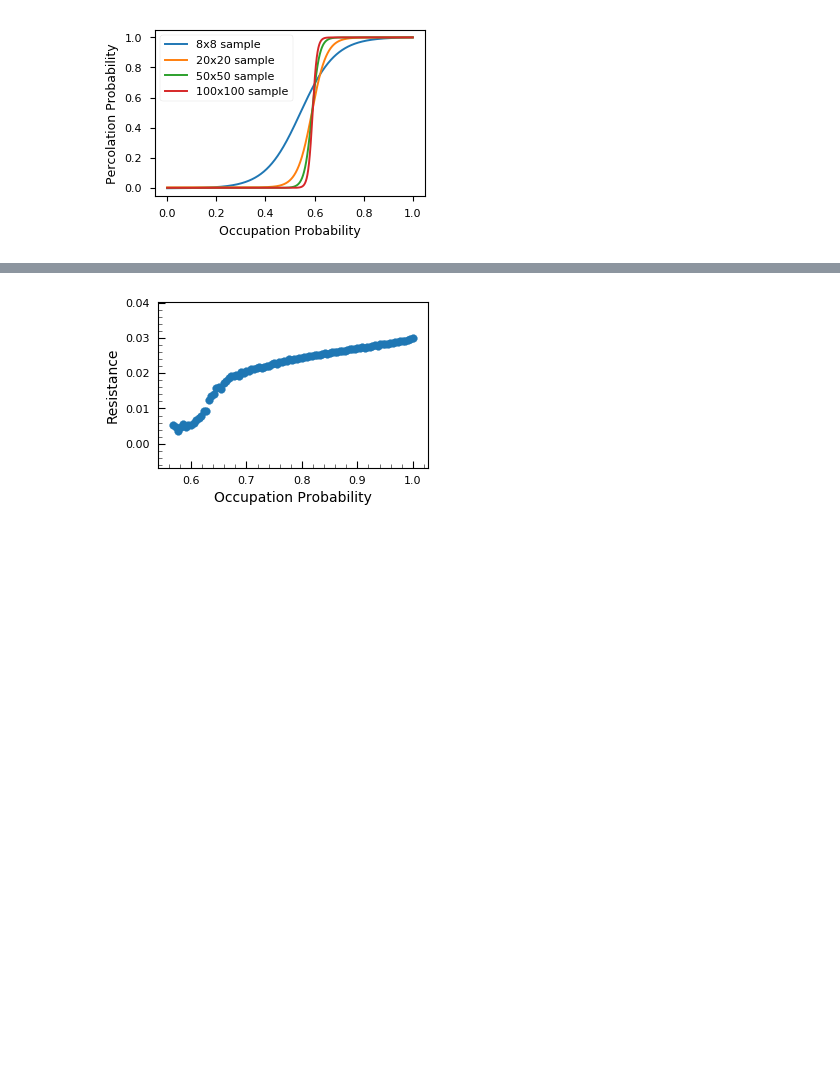
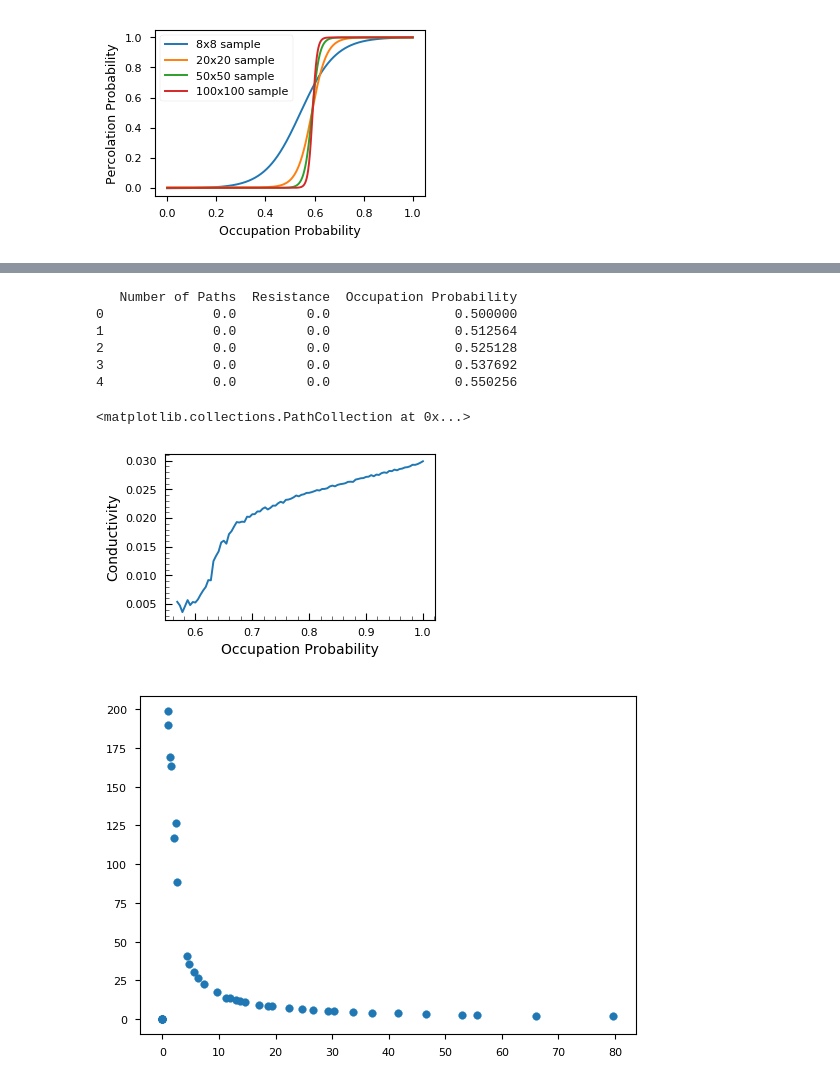
Before and after one commit to prabowobagas/Jupyter-Notebook-Thesis, a Jupyter notebook: Weekly Journal.ipynb, the cells around one changed output, grey strips where cells are left out. Saved outputs shown, nothing was run; the diff lists cells and outputs as text; code cells hidden in the pictures; blank space fills up the shorter version.

```diff
--- a/Weekly Journal.ipynb
+++ b/Weekly Journal.ipynb
@@ -791,24 +801,36 @@ for occupy in [0.5,0.60,0.7,0.8,0.9,0.99]:        # occupy_range if no paths, re
 # %%
 # data = list(zip(occupy_range,resistance_array))
 # df = pd.DataFrame(data, columns=['Occupation Probability', 'Resistance'])
 # df.to_csv('PercSimData\\Sample_resistance\\sample_resistance.txt', sep='\t', index=False)
 
 df = pd.read_csv('PercSimData\\Sample_resistance\\sample_resistance_num=100.txt', sep='\t')
+df2 = pd.read_csv('PercSimData\\Sample_resistance\\sample_property_25path_search_num=40.txt', sep='\t')
+
+print(df2.head(5))
+
 fig1 = plt.figure(1)
 ax1 = fig1.add_subplot(1, 1, 1)
-ax1.scatter(df['Occupation Probability'], 1/df['Resistance'])
+ax1.plot(df['Occupation Probability'], 1/df['Resistance'])
 #ax1.set_yscale('log')
 ax1.set_xlabel('Occupation Probability', fontsize=10)
-ax1.set_ylabel('Resistance', fontsize=10)
+ax1.set_ylabel('Conductivity', fontsize=10)
 ax1.tick_params(axis = 'both', which = 'both', length=5, direction='in')
 ax1.minorticks_on()
 ax1.tick_params(axis='both', which='minor', length=3)
 fig1.set_size_inches(plot_width, plot_height)
 #fig1.savefig('Figures\\Resistance_OccProb.pdf', format='pdf', dpi=300, bbox_inches='tight')
-# fig2 = plt.figure(2)
-# ax2 = fig2.add_subplot(1, 1, 1)
-# Vds_linspace = np.linspace(200, 400, num=4)
-# Current = df['Resistance']
-# ax2.plot(Vds_linspace, Current)
+
+# number of paths in a sample found vs Resistance, Number of paths found vs occupation probability
+fig2 = plt.figure(2)
+ax2 = fig2.add_subplot(111)
+ax2.scatter(df2['Number of Paths'], df2['Resistance'])
 # %% [output]
+   Number of Paths  Resistance  Occupation Probability
+0              0.0         0.0                0.500000
+1              0.0         0.0                0.512564
+2              0.0         0.0                0.525128
+3              0.0         0.0                0.537692
+4              0.0         0.0                0.550256
+<matplotlib.collections.PathCollection at 0x...>
-[figure, old version]
+[figure, new version]
+[figure, added]
```
Also changed, not shown: parts of 2 cells of this notebook, 11 other files.
